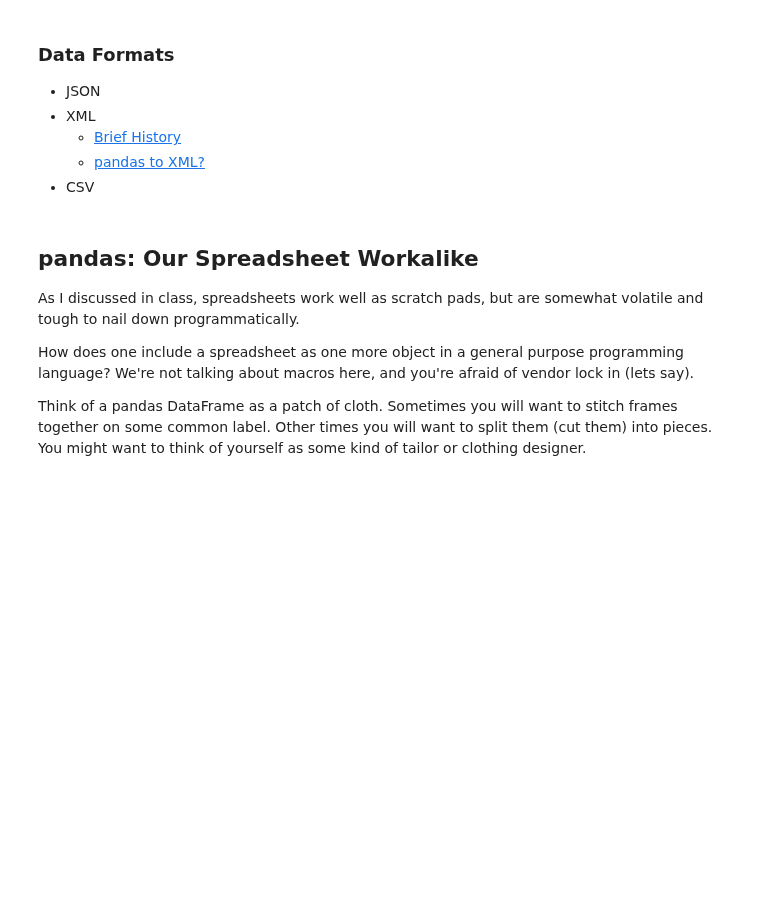
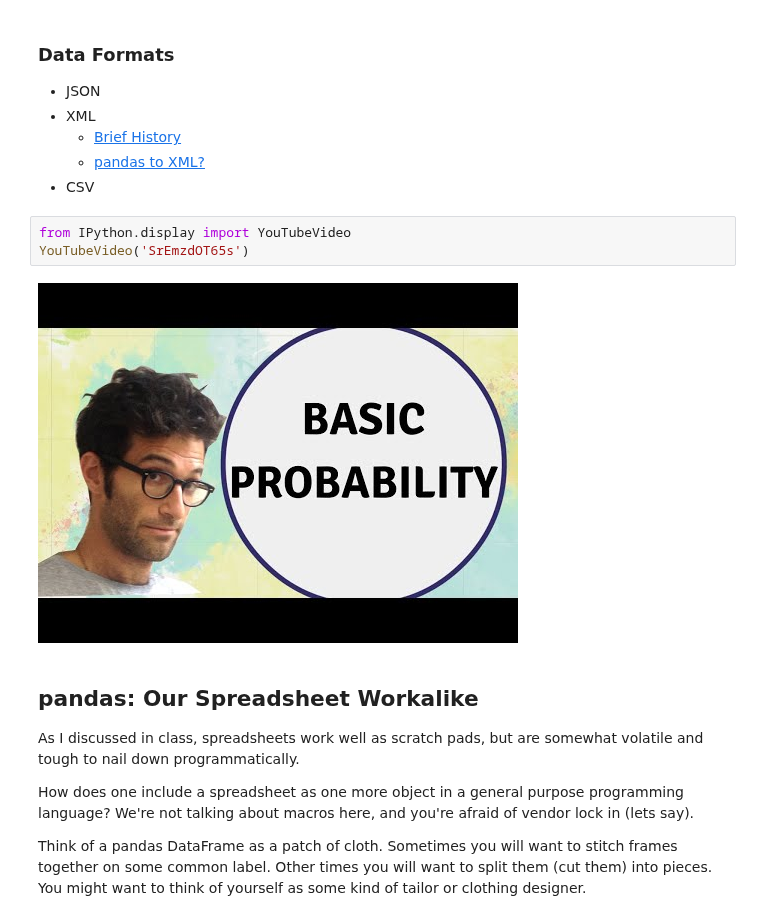
Before and after one commit to 4dsolutions/Curriculum_Development, a Jupyter notebook: IntroDS002.ipynb, the cells around one changed output. Drawn from its saved outputs; the diff is of its cells as text; blank space fills up the shorter version.

```diff
--- a/IntroDS002.ipynb
+++ b/IntroDS002.ipynb
@@ -146,6 +146,11 @@ Links:
   * [Brief History](https://sonra.io/2016/10/18/brief-history-xml-hype-useful-data-format/)
   * [pandas to XML?](https://stackoverflow.com/questions/18574108/how-do-convert-a-pandas-dataframe-to-xml)
 * CSV
+# %%
+from IPython.display import YouTubeVideo
+YouTubeVideo('SrEmzdOT65s')
+# %% [output]
+[figure, added]
 # %% [markdown]
 ## pandas: Our Spreadsheet Workalike
 
```
Also changed, not shown: parts of 3 cells of this notebook, 1 other file.
